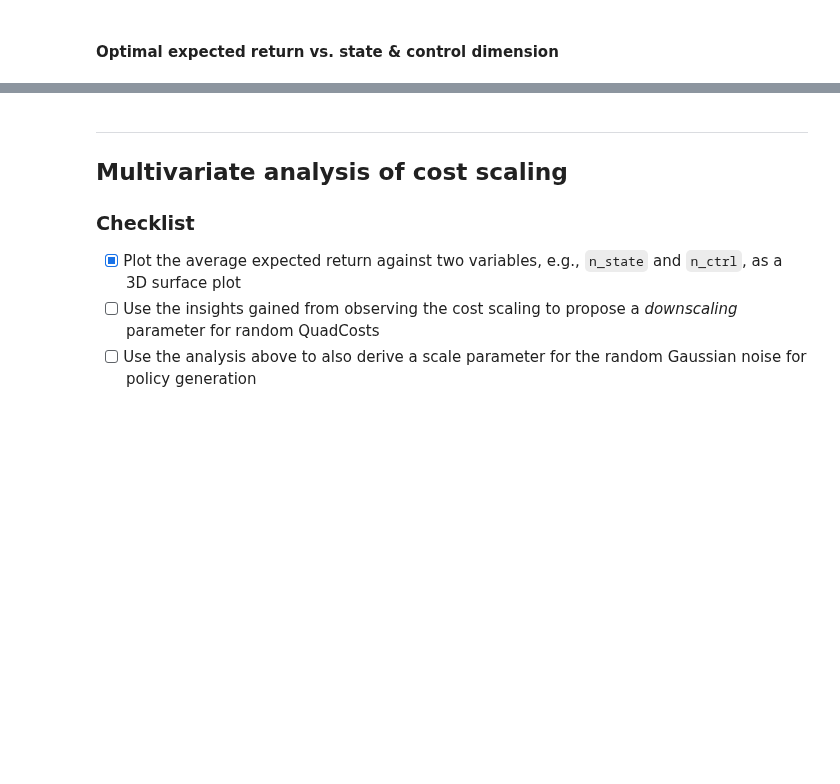
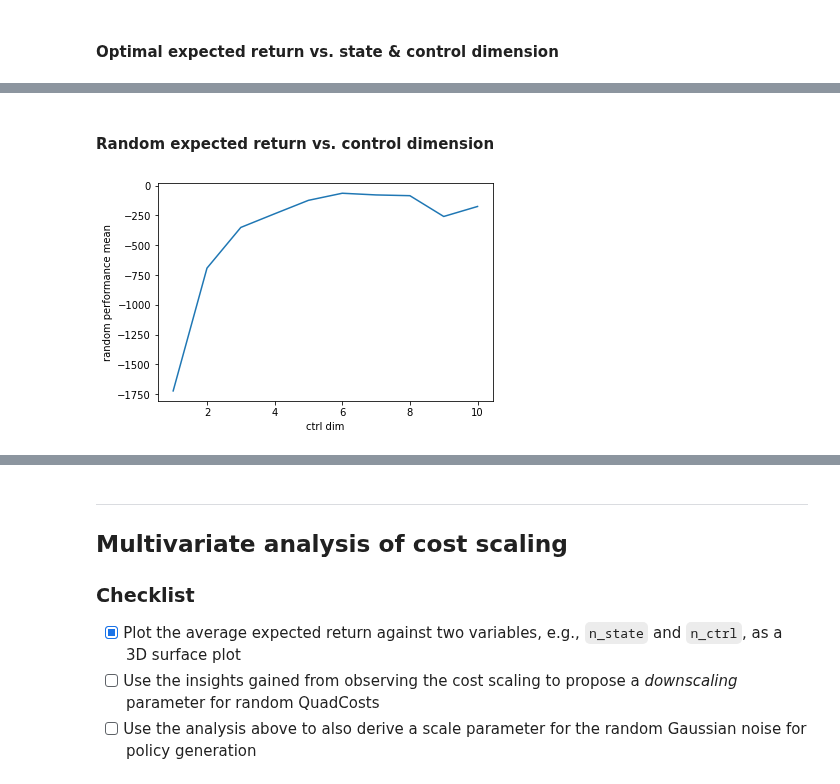
Before and after one commit to 0xangelo/LQSVG, a Jupyter notebook: experiments/notebooks/perf_and_grad.ipynb, the cells around one changed output, grey strips where cells are left out. Saved outputs shown, nothing was run; the diff lists cells and outputs as text; code cells hidden in the pictures; blank space fills up the shorter version.

```diff
--- a/experiments/notebooks/perf_and_grad.ipynb
+++ b/experiments/notebooks/perf_and_grad.ipynb
@@ -418,0 +523,16 @@ plt.show()
+# %% [markdown]
+#### Random expected return vs. control dimension
+# %%
+state_dims = np.full(10, 2, dtype=int)
+ctrl_dims = np.arange(1, 11)
+horizons = np.full(10, 100, dtype=int)
+opt_ret_means = performance_matrix(
+    state_dims, ctrl_dims, horizons, lambda s, c, h: performance_samples((s, c, h), optimal=False, samples=100)
+).mean(-1)
+
+x = "ctrl dim"; y = "random performance mean"
+data = {x: ctrl_dims, y: opt_ret_means}
+ax = sns.lineplot(x=x, y=y, data=data)
+plt.show()
+# %% [output]
+[figure, added]
```
Also changed, not shown: parts of 51 cells of this notebook.
